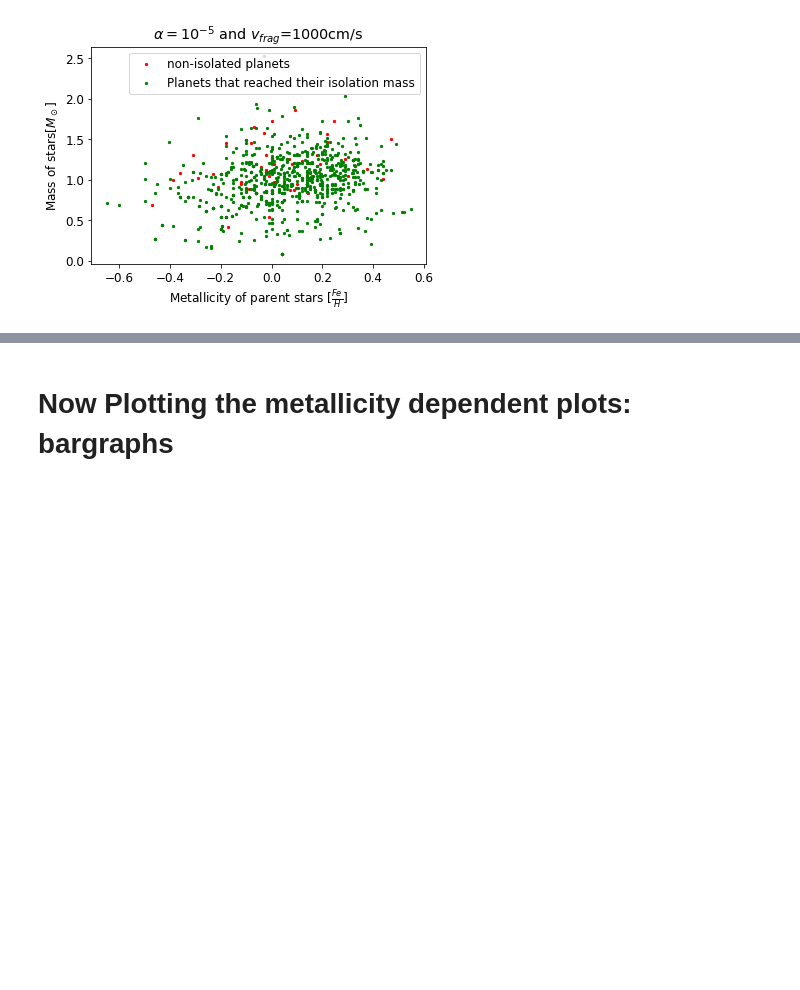
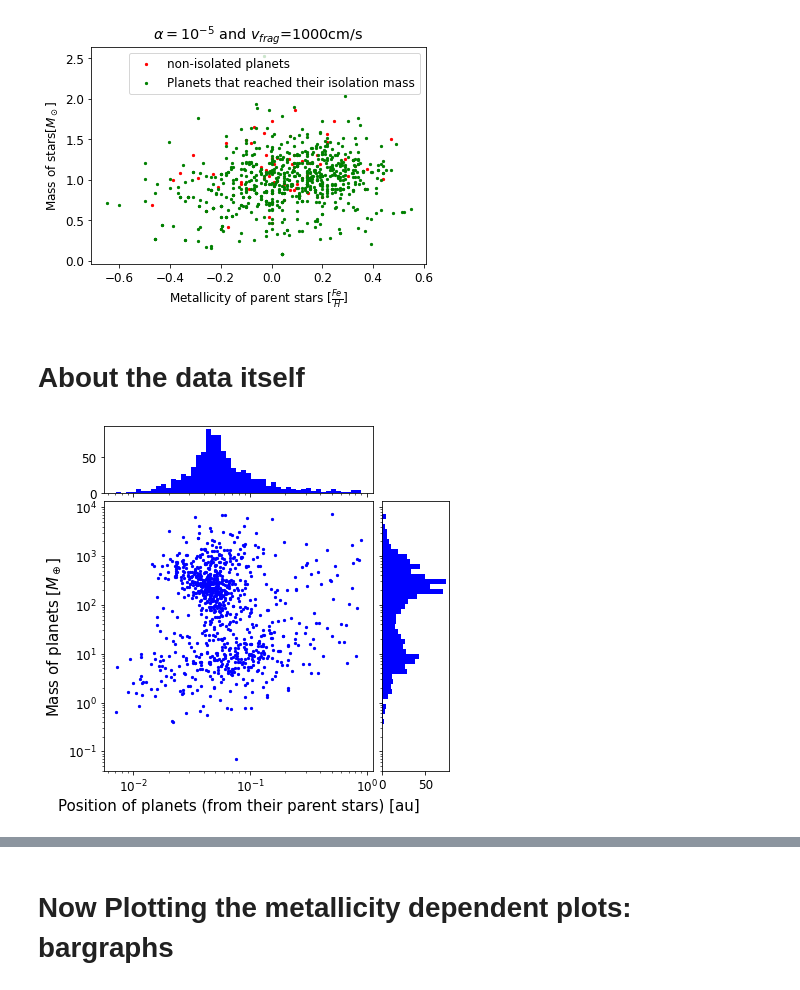
Before and after one commit to JayashreeNarayan/Summer-2023---Pebble-Predictor-Analyses, a Jupyter notebook: Main.ipynb, the cells around one changed output, grey strips where cells are left out. Cells and saved outputs as stored; diff of their text form; code cells hidden in the pictures; blank space fills up the shorter version.

```diff
--- a/Main.ipynb
+++ b/Main.ipynb
@@ -318,3 +302,55 @@ plt.title(r"$\alpha = 10^{-5}$ and $v_{frag}$=1000cm/s")
 # %% [output]
 Text(0.5, 1.0, '$\\alpha = 10^{-5}$ and $v_{frag}$=1000cm/s')
 [figure]
+# %% [markdown]
+# About the data itself
+# %%
+# getting data
+x=df2["semi major axis (au)"].values.tolist()
+y=df2["planet mass (earth mass)"].values.tolist()
+
+x=np.array(x)
+y=np.array(y)
+
+# Start with a square Figure.
+fig = plt.figure(figsize=(6, 6))
+# Add a gridspec with two rows and two columns and a ratio of 1 to 4 between
+# the size of the marginal axes and the main axes in both directions.
+# Also adjust the subplot parameters for a square plot.
+gs = fig.add_gridspec(2, 2,  width_ratios=(4, 1), height_ratios=(1, 4),
+                      left=0.1, right=0.9, bottom=0.1, top=0.9,
+                      wspace=0.05, hspace=0.05)
+# Create the Axes.
+ax = fig.add_subplot(gs[1, 0])
+ax_histx = fig.add_subplot(gs[0, 0])
+ax_histy = fig.add_subplot(gs[1, 1])
+# Draw the scatter plot and marginals.
+#scatter_hist(x, y, ax, ax_histx, ax_histy)
+
+#ax.errorbar(x, y, yerr=errarr, xerr=errarrx, fmt='None', elinewidth=0.8, color='blue', ls="None")
+ax.scatter(x,y, color="blue", s=5)
+ax.set_xlabel(r"Position of planets (from their parent stars) [au]", fontsize=15)
+ax.set_ylabel(r"Mass of planets [$M_\oplus$]", fontsize=15)
+ax.set_yscale("log")
+ax.set_xscale("log")
+#ax.set_title("Figure 2", x=1.2, y=1.2)
+
+bins1=np.logspace(np.log10(min(x)),np.log10(max(x)),50)
+counts1,bins_new=np.histogram(x,bins=bins1)
+ax_histx.hist(x, color="blue", label="false", bins=bins_new)
+ax_histx.set_xscale("log")
+#ax_histx.set_yscale("log")
+
+
+bins2=np.logspace(np.log10(min(y)),np.log10(max(y)),50)
+counts2,bins_new_2=np.histogram(y,bins=bins2)
+ax_histy.hist(y,  color="blue", orientation='horizontal',label="false", bins=bins2)
+ax_histy.set_yscale("log")
+#ax_histy.set_xscale("log")
+
+#ax_histx.axes.get_xaxis().set_visible(False)
+#ax_histy.axes.get_yaxis().set_visible(False)
+ax_histx.xaxis.set_tick_params(labelbottom=False)
+ax_histy.yaxis.set_tick_params(labelleft=False)
+# %% [output]
+[figure, added]
```
Also changed, not shown: parts of 6 cells of this notebook, 8 other files.
